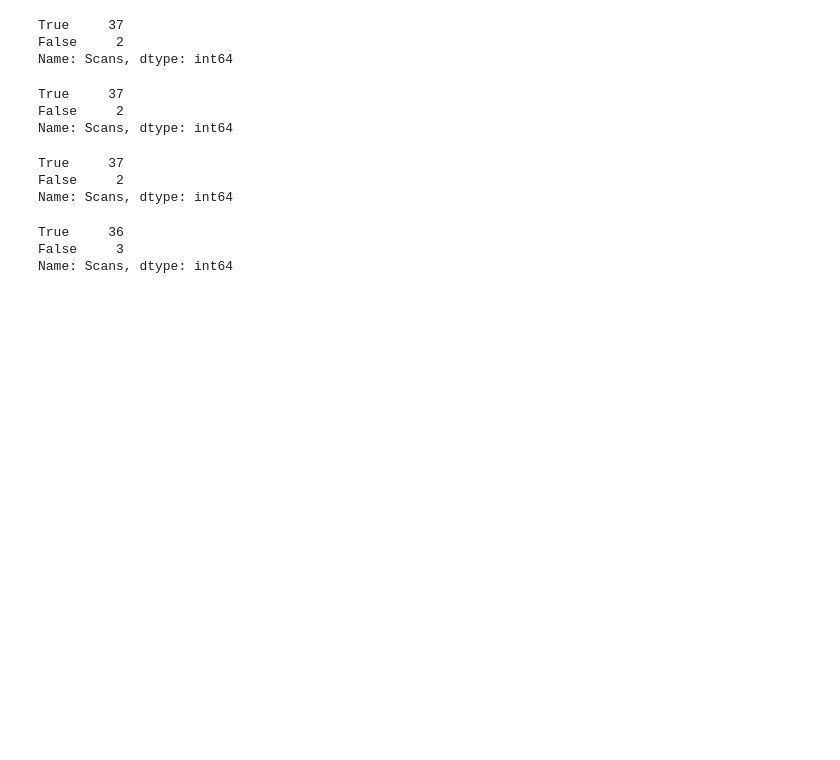
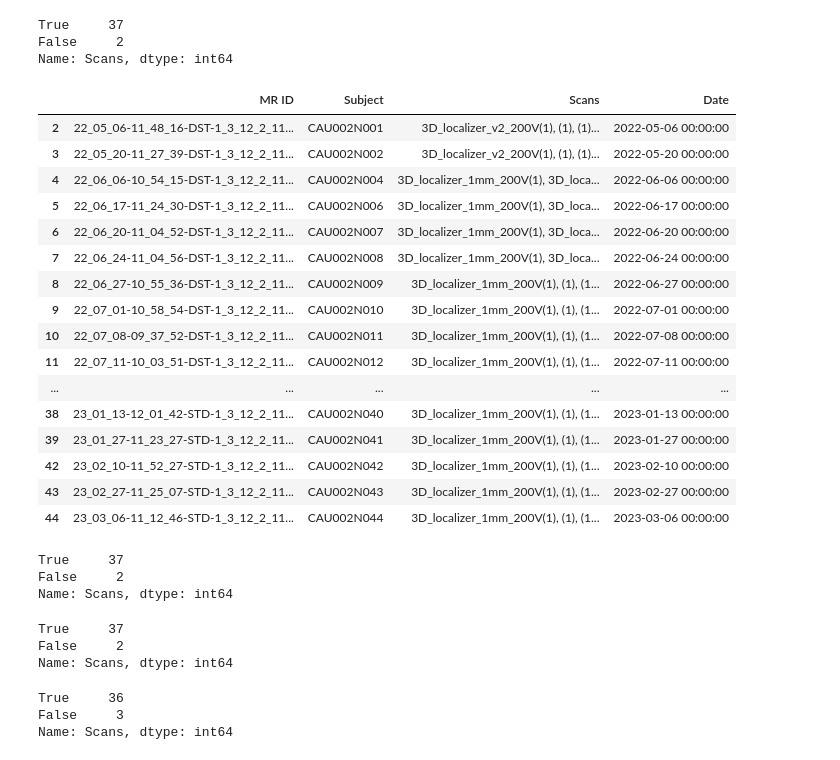
Before and after one commit to cjohnevans/MrDataMethods, a Jupyter notebook: misc/bbbcov_xnat_scan_check.ipynb, the cells around one changed output. Cells and saved outputs as stored; diff of their text form; code cells hidden in the pictures; blank space fills up the shorter version.

```diff
--- a/misc/bbbcov_xnat_scan_check.ipynb
+++ b/misc/bbbcov_xnat_scan_check.ipynb
@@ -74,6 +94,26 @@ is_mp2rage.value_counts()
 True     37
 False     2
 Name: Scans, dtype: int64
+# %%
+bbb[is_mp2rage].style
+# %% [output]
+|  | MR ID | Subject | Scans | Date |
+| 2 | 22_05_06-11_48_16-DST-1_3_12_2_11... | CAU002N001 | 3D_localizer_v2_200V(1), (1), (1)... | 2022-05-06 00:00:00 |
+| 3 | 22_05_20-11_27_39-DST-1_3_12_2_11... | CAU002N002 | 3D_localizer_v2_200V(1), (1), (1)... | 2022-05-20 00:00:00 |
+| 4 | 22_06_06-10_54_15-DST-1_3_12_2_11... | CAU002N004 | 3D_localizer_1mm_200V(1), 3D_loca... | 2022-06-06 00:00:00 |
+| 5 | 22_06_17-11_24_30-DST-1_3_12_2_11... | CAU002N006 | 3D_localizer_1mm_200V(1), 3D_loca... | 2022-06-17 00:00:00 |
+| 6 | 22_06_20-11_04_52-DST-1_3_12_2_11... | CAU002N007 | 3D_localizer_1mm_200V(1), 3D_loca... | 2022-06-20 00:00:00 |
+| 7 | 22_06_24-11_04_56-DST-1_3_12_2_11... | CAU002N008 | 3D_localizer_1mm_200V(1), 3D_loca... | 2022-06-24 00:00:00 |
+| 8 | 22_06_27-10_55_36-DST-1_3_12_2_11... | CAU002N009 | 3D_localizer_1mm_200V(1), (1), (1... | 2022-06-27 00:00:00 |
+| 9 | 22_07_01-10_58_54-DST-1_3_12_2_11... | CAU002N010 | 3D_localizer_1mm_200V(1), (1), (1... | 2022-07-01 00:00:00 |
+| 10 | 22_07_08-09_37_52-DST-1_3_12_2_11... | CAU002N011 | 3D_localizer_1mm_200V(1), (1), (1... | 2022-07-08 00:00:00 |
+| 11 | 22_07_11-10_03_51-DST-1_3_12_2_11... | CAU002N012 | 3D_localizer_1mm_200V(1), (1), (1... | 2022-07-11 00:00:00 |
+| ... | ... | ... | ... | ... |
+| 38 | 23_01_13-12_01_42-STD-1_3_12_2_11... | CAU002N040 | 3D_localizer_1mm_200V(1), (1), (1... | 2023-01-13 00:00:00 |
+| 39 | 23_01_27-11_23_27-STD-1_3_12_2_11... | CAU002N041 | 3D_localizer_1mm_200V(1), (1), (1... | 2023-01-27 00:00:00 |
+| 42 | 23_02_10-11_52_27-STD-1_3_12_2_11... | CAU002N042 | 3D_localizer_1mm_200V(1), (1), (1... | 2023-02-10 00:00:00 |
+| 43 | 23_02_27-11_25_07-STD-1_3_12_2_11... | CAU002N043 | 3D_localizer_1mm_200V(1), (1), (1... | 2023-02-27 00:00:00 |
+| 44 | 23_03_06-11_12_46-STD-1_3_12_2_11... | CAU002N044 | 3D_localizer_1mm_200V(1), (1), (1... | 2023-03-06 00:00:00 |
 # %%
 is_mrs=bbb['Scans'].str.contains('Brainstem')
 is_mrs.value_counts()
```
Also changed, not shown: parts of 8 cells of this notebook, 2 other files.
